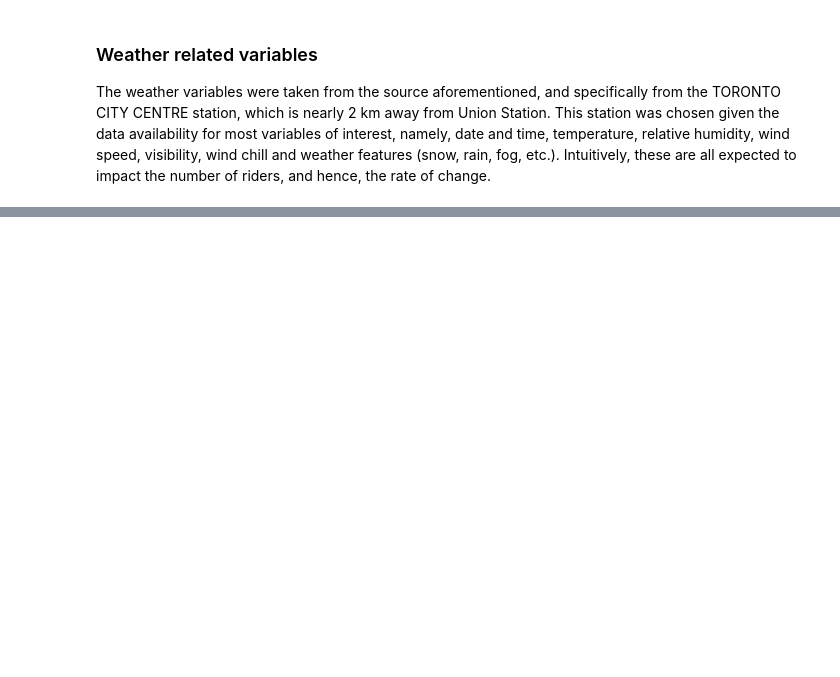
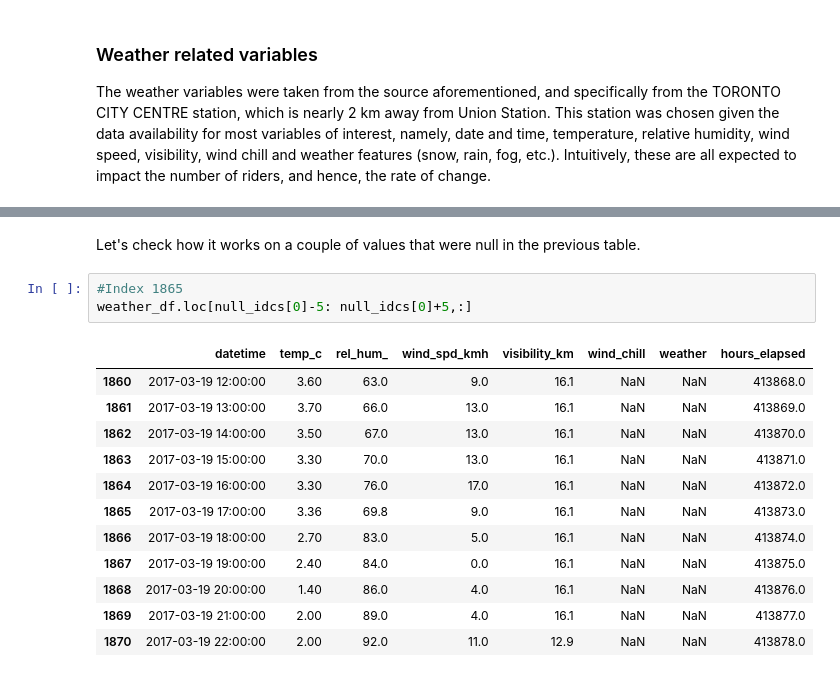
Before and after one commit to josescuderoh/bikeshare-replenishment-forecast, a Jupyter notebook: Code/EDA.ipynb, the cells around one changed output, grey strips where cells are left out. Cells and saved outputs as stored; diff of their text form; blank space fills up the shorter version.

```diff
--- a/Code/EDA.ipynb
+++ b/Code/EDA.ipynb
@@ -399,0 +498,18 @@ counts_union.head()
+# %% [markdown]
+Let's check how it works on a couple of values that were null in the previous table.
+# %%
+#Index 1865
+weather_df.loc[null_idcs[0]-5: null_idcs[0]+5,:]
+# %% [output]
+|  | datetime | temp_c | rel_hum_ | wind_spd_kmh | visibility_km | wind_chill | weather | hours_elapsed |
+| 1860 | 2017-03-19 12:00:00 | 3.60 | 63.0 | 9.0 | 16.1 | NaN | NaN | 413868.0 |
+| 1861 | 2017-03-19 13:00:00 | 3.70 | 66.0 | 13.0 | 16.1 | NaN | NaN | 413869.0 |
+| 1862 | 2017-03-19 14:00:00 | 3.50 | 67.0 | 13.0 | 16.1 | NaN | NaN | 413870.0 |
+| 1863 | 2017-03-19 15:00:00 | 3.30 | 70.0 | 13.0 | 16.1 | NaN | NaN | 413871.0 |
+| 1864 | 2017-03-19 16:00:00 | 3.30 | 76.0 | 17.0 | 16.1 | NaN | NaN | 413872.0 |
+| 1865 | 2017-03-19 17:00:00 | 3.36 | 69.8 | 9.0 | 16.1 | NaN | NaN | 413873.0 |
+| 1866 | 2017-03-19 18:00:00 | 2.70 | 83.0 | 5.0 | 16.1 | NaN | NaN | 413874.0 |
+| 1867 | 2017-03-19 19:00:00 | 2.40 | 84.0 | 0.0 | 16.1 | NaN | NaN | 413875.0 |
+| 1868 | 2017-03-19 20:00:00 | 1.40 | 86.0 | 4.0 | 16.1 | NaN | NaN | 413876.0 |
+| 1869 | 2017-03-19 21:00:00 | 2.00 | 89.0 | 4.0 | 16.1 | NaN | NaN | 413877.0 |
+| 1870 | 2017-03-19 22:00:00 | 2.00 | 92.0 | 11.0 | 12.9 | NaN | NaN | 413878.0 |
```
Also changed, not shown: parts of 60 cells of this notebook, 1 other file.
